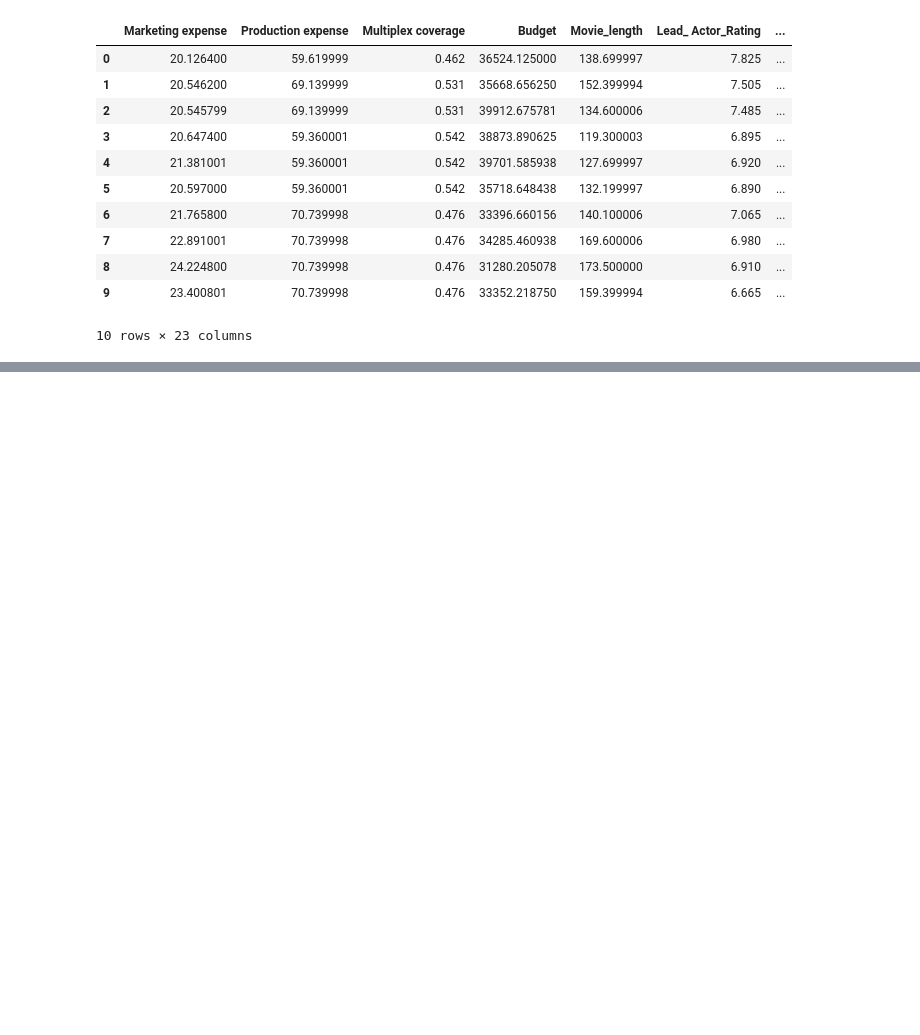
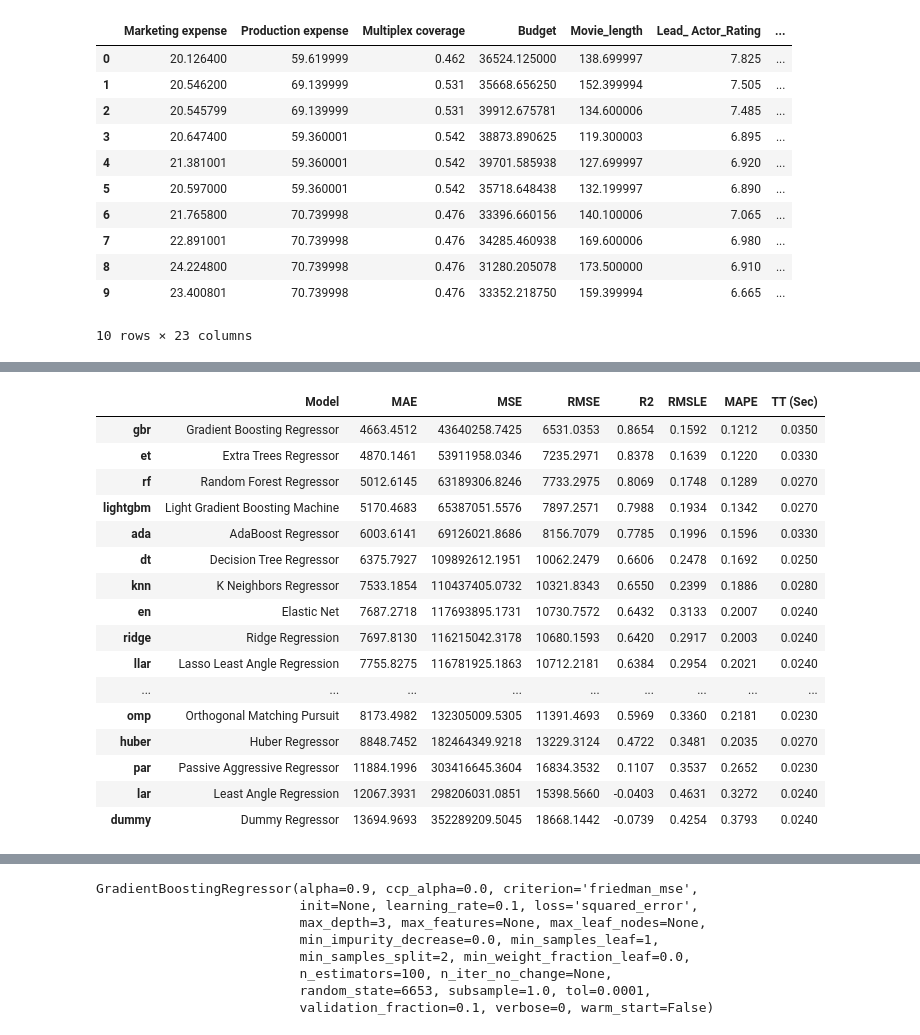
Before and after one commit to Nanda-Kiran-Royal/ML_practice, a Jupyter notebook: Pycaret.ipynb, the cells around one changed output, grey strips where cells are left out. Cells and saved outputs as stored; diff of their text form; code cells hidden in the pictures; blank space fills up the shorter version.

```diff
--- a/Pycaret.ipynb
+++ b/Pycaret.ipynb
@@ -389,0 +428,3 @@ test_pred.head(10)
+# %%
+compare_models()
+# %% [output]
@@ -389,0 +432,17 @@ test_pred.head(10)
+|  | Model | MAE | MSE | RMSE | R2 | RMSLE | MAPE | TT (Sec) |
+| gbr | Gradient Boosting Regressor | 4663.4512 | 43640258.7425 | 6531.0353 | 0.8654 | 0.1592 | 0.1212 | 0.0350 |
+| et | Extra Trees Regressor | 4870.1461 | 53911958.0346 | 7235.2971 | 0.8378 | 0.1639 | 0.1220 | 0.0330 |
+| rf | Random Forest Regressor | 5012.6145 | 63189306.8246 | 7733.2975 | 0.8069 | 0.1748 | 0.1289 | 0.0270 |
+| lightgbm | Light Gradient Boosting Machine | 5170.4683 | 65387051.5576 | 7897.2571 | 0.7988 | 0.1934 | 0.1342 | 0.0270 |
+| ada | AdaBoost Regressor | 6003.6141 | 69126021.8686 | 8156.7079 | 0.7785 | 0.1996 | 0.1596 | 0.0330 |
+| dt | Decision Tree Regressor | 6375.7927 | 109892612.1951 | 10062.2479 | 0.6606 | 0.2478 | 0.1692 | 0.0250 |
+| knn | K Neighbors Regressor | 7533.1854 | 110437405.0732 | 10321.8343 | 0.6550 | 0.2399 | 0.1886 | 0.0280 |
+| en | Elastic Net | 7687.2718 | 117693895.1731 | 10730.7572 | 0.6432 | 0.3133 | 0.2007 | 0.0240 |
+| ridge | Ridge Regression | 7697.8130 | 116215042.3178 | 10680.1593 | 0.6420 | 0.2917 | 0.2003 | 0.0240 |
+| llar | Lasso Least Angle Regression | 7755.8275 | 116781925.1863 | 10712.2181 | 0.6384 | 0.2954 | 0.2021 | 0.0240 |
+| ... | ... | ... | ... | ... | ... | ... | ... | ... |
+| omp | Orthogonal Matching Pursuit | 8173.4982 | 132305009.5305 | 11391.4693 | 0.5969 | 0.3360 | 0.2181 | 0.0230 |
+| huber | Huber Regressor | 8848.7452 | 182464349.9218 | 13229.3124 | 0.4722 | 0.3481 | 0.2035 | 0.0270 |
+| par | Passive Aggressive Regressor | 11884.1996 | 303416645.3604 | 16834.3532 | 0.1107 | 0.3537 | 0.2652 | 0.0230 |
+| lar | Least Angle Regression | 12067.3931 | 298206031.0851 | 15398.5660 | -0.0403 | 0.4631 | 0.3272 | 0.0240 |
+| dummy | Dummy Regressor | 13694.9693 | 352289209.5045 | 18668.1442 | -0.0739 | 0.4254 | 0.3793 | 0.0240 |
@@ -389,0 +450,8 @@ test_pred.head(10)
+GradientBoostingRegressor(alpha=0.9, ccp_alpha=0.0, criterion='friedman_mse',
+                          init=None, learning_rate=0.1, loss='squared_error',
+                          max_depth=3, max_features=None, max_leaf_nodes=None,
+                          min_impurity_decrease=0.0, min_samples_leaf=1,
+                          min_samples_split=2, min_weight_fraction_leaf=0.0,
+                          n_estimators=100, n_iter_no_change=None,
+                          random_state=6653, subsample=1.0, tol=0.0001,
+                          validation_fraction=0.1, verbose=0, warm_start=False)
```
Also changed, not shown: parts of 35 cells of this notebook.
